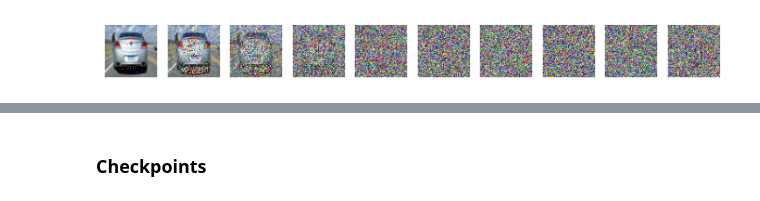
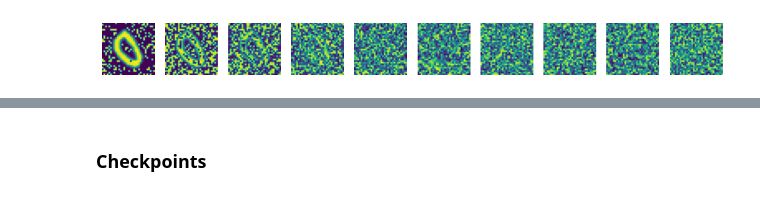
Before and after one commit to anirudhkaushik2003/Diffusion-Models-from-Scratch, a Jupyter notebook: visualize.ipynb, the cells around one changed output, grey strips where cells are left out. Cells and saved outputs as stored; diff of their text form; code cells hidden in the pictures.

Commit message:
mnist stable diffusion results

```diff
--- a/visualize.ipynb
+++ b/visualize.ipynb
@@ -12,7 +12,7 @@ from tqdm import tqdm
 import torch.nn.functional as F
 # %%
 BATCH_SIZE = 128
-IMG_SIZE = 64
+IMG_SIZE = 32
 
 def load_transformed_dataset():
     data_transforms = transforms.Compose([
@@ -22,8 +22,8 @@ def load_transformed_dataset():
         transforms.Lambda(lambda x: (x*2)-1)
     ])
 
-    train  = torchvision.datasets.StanfordCars(root='/ssd_scratch/cvit/anirudhkaushik/datasets/stanford-car-dataset-by-classes-folder/car_data/', split="train", download=False, transform=data_transforms)
-    test   = torchvision.datasets.StanfordCars(root='/ssd_scratch/cvit/anirudhkaushik/datasets/stanford-car-dataset-by-classes-folder/car_data/', split="test", download=False, transform=data_transforms)
+    train  = torchvision.datasets.MNIST(root='/ssd_scratch/cvit/anirudhkaushik/datasets/', train=True, download=False, transform=data_transforms)
+    test   = torchvision.datasets.MNIST(root='/ssd_scratch/cvit/anirudhkaushik/datasets/', train=False, download=False, transform=data_transforms)
 
 
     return torch.utils.data.ConcatDataset([train, test])
@@ -35,27 +35,28 @@ data_loader = DataLoader(data, batch_size=BATCH_SIZE, shuffle=True, num_workers=
 from noise_scheduler import NoiseScheduler
 beta_start = 0.0001
 beta_end = 0.02
-timesteps = 300
+timesteps = 150
 
+img_channels = 1
 
-noise_scheduler = NoiseScheduler(beta_start, beta_end, timesteps, BATCH_SIZE)
+noise_scheduler = NoiseScheduler(beta_start, beta_end, timesteps, BATCH_SIZE, img_channels)
 noise_scheduler.beta_scheduler()
 # %%
 image = next(iter(data_loader))[0]
 
-plt.figure(figsize=(10,10))
+plt.figure(figsize=(15,15))
 num_images = 10
 stepsize = int(timesteps/num_images)
 
 for idx in range(0, timesteps, stepsize):
     t = torch.Tensor([idx]).type(torch.int64)
     plt.subplot(1, num_images+1, int((idx/stepsize)+1))
     # remove axis of subplot
     plt.axis('off')
     image, noise  = noise_scheduler.forward_diffusion(image, t)
     noise_scheduler.show(image.cpu().detach())
 # %% [output]
-[figure, old version]
+[figure, new version]
 # %%
 from unet import SimpleUNET
 
```
Also changed, not shown: parts of 2 cells of this notebook, 4 other files.
